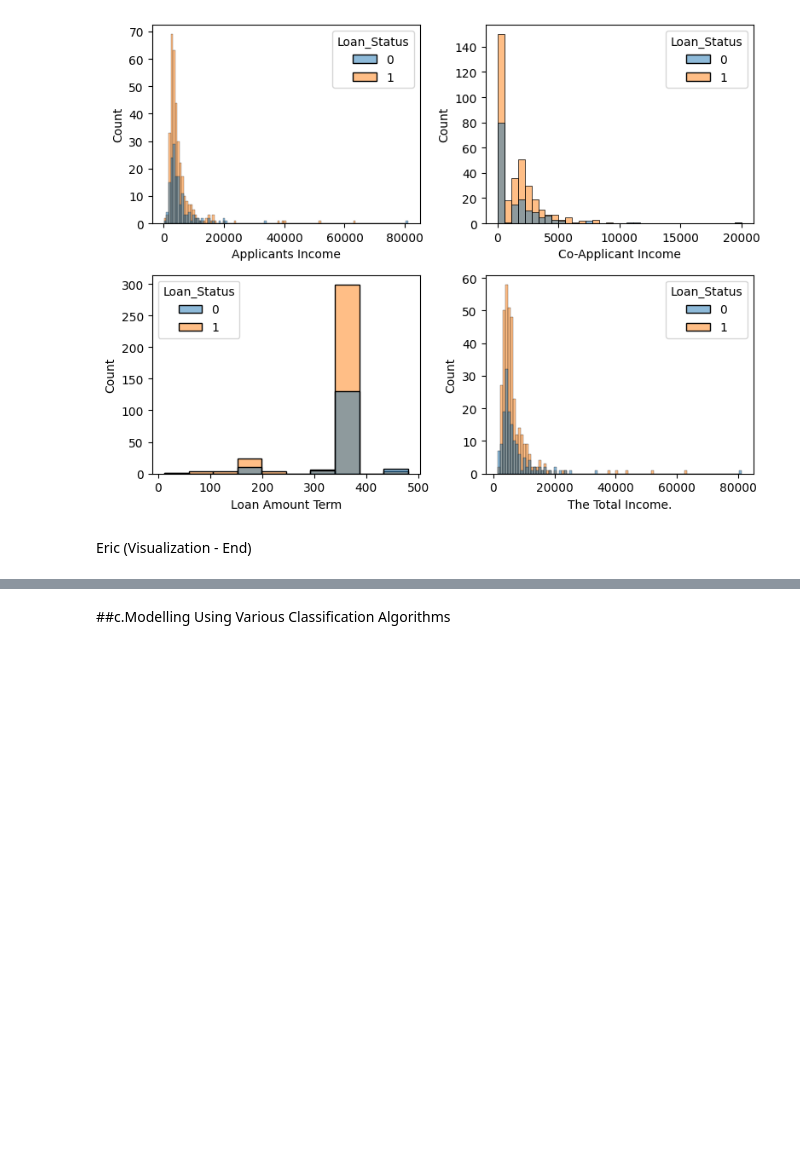
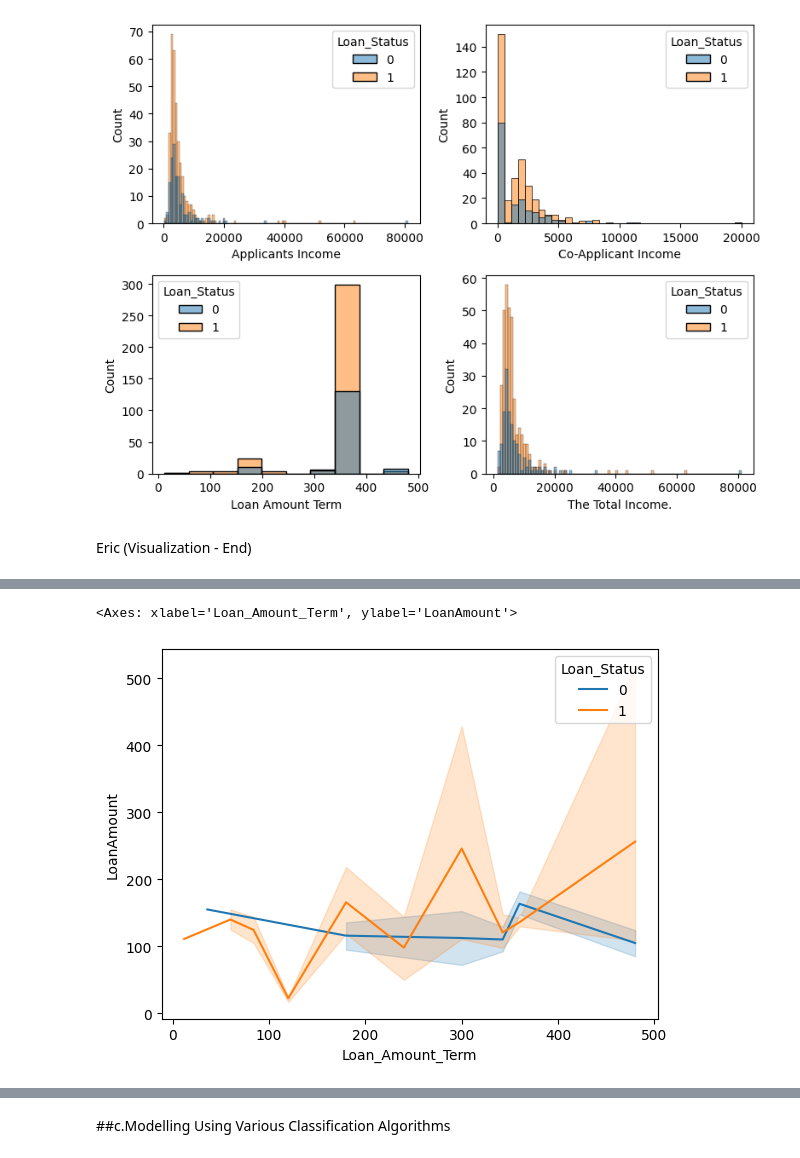
Before and after one commit to Git-Hub-Collaboration/MSC-Collaboration-V1, a Jupyter notebook: Datascience_Loan_Prediction.ipynb, the cells around one changed output, grey strips where cells are left out. Drawn from its saved outputs; the diff is of its cells as text; code cells hidden in the pictures; blank space fills up the shorter version.

```diff
--- a/Datascience_Loan_Prediction.ipynb
+++ b/Datascience_Loan_Prediction.ipynb
@@ -310,0 +347,6 @@ Eric (Visualization - End)
+# %%
+#approving loans that are easier to pay back quickly and bring in more money. If a loan is small or takes a long time to repay, it's more likely to be rejected.
+sns.lineplot(x='Loan_Amount_Term', y='LoanAmount', data=data, hue='Loan_Status')
+# %% [output]
+<Axes: xlabel='Loan_Amount_Term', ylabel='LoanAmount'>
+[figure, added]
```
Also changed, not shown: parts of 13 cells of this notebook.
